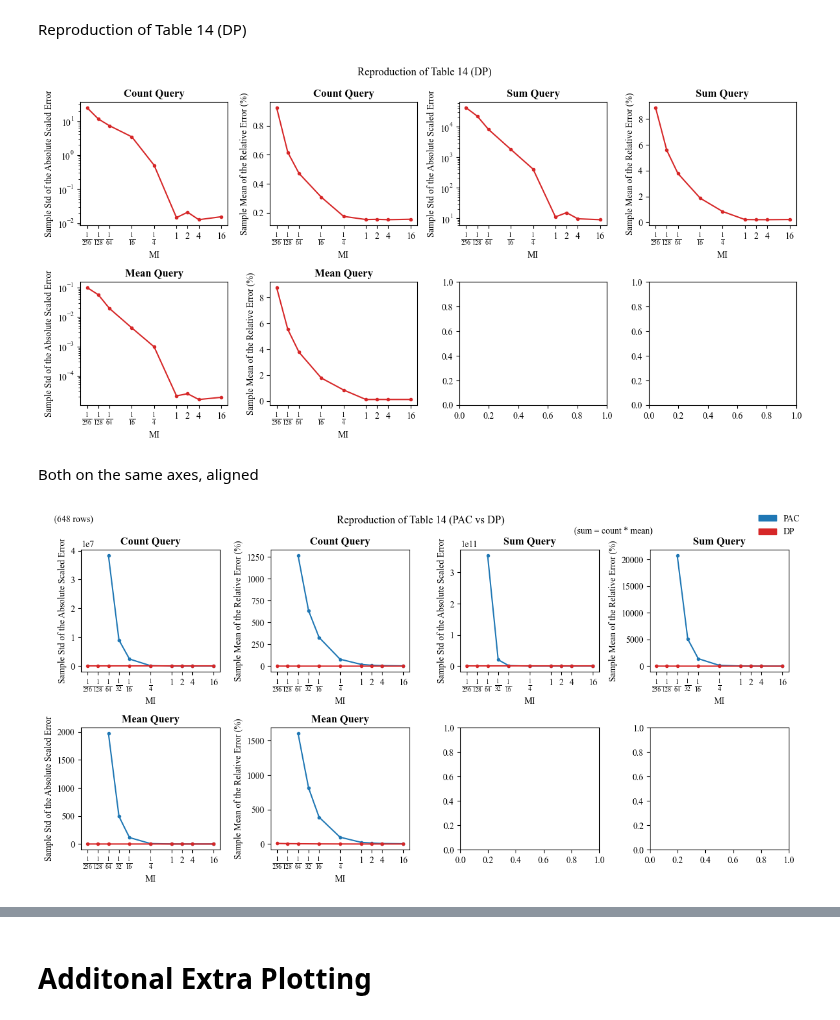
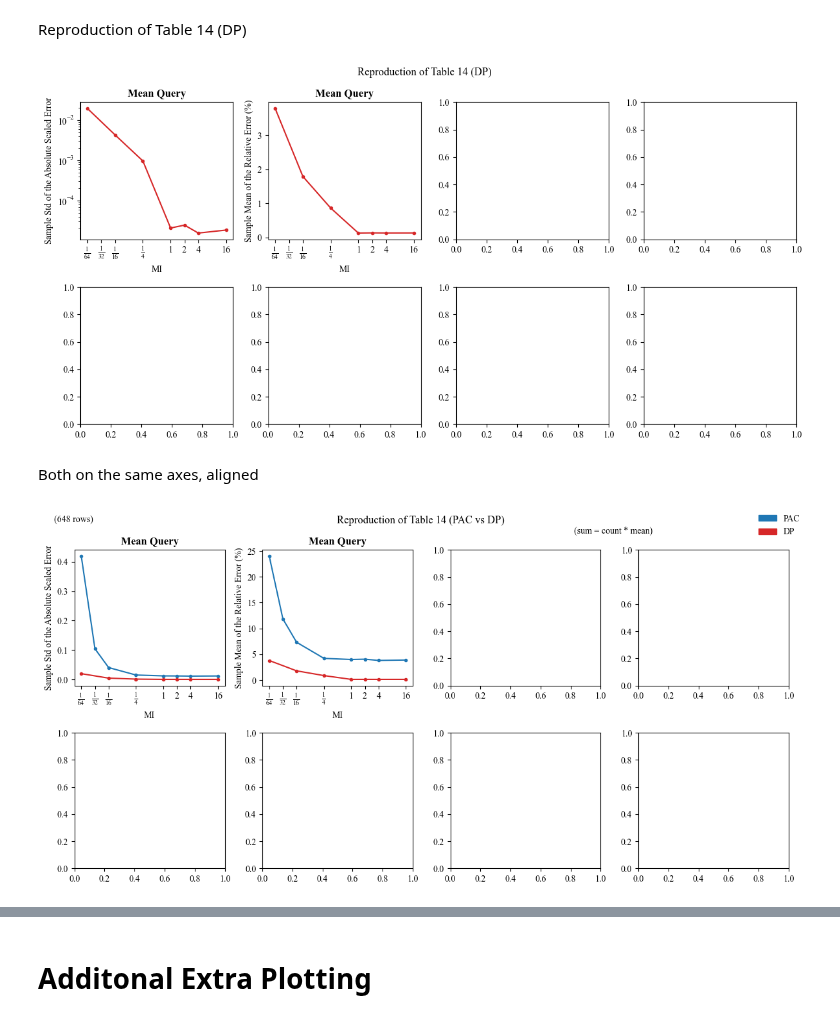
Before and after one commit to michaelnoguera/pacdb, a Jupyter notebook: pac-student_performance-sparkless.ipynb, the cells around one changed output, grey strips where cells are left out. Saved outputs shown, nothing was run; the diff lists cells and outputs as text; code cells hidden in the pictures.

Commit message:
Update how intermediate results are tracked. This commit includes mean only.

```diff
--- a/pac-student_performance-sparkless.ipynb
+++ b/pac-student_performance-sparkless.ipynb
@@ -290,7 +324,7 @@ def absolute_scaled_error(est: np.ndarray, actual: np.ndarray) -> np.ndarray:
 def relative_error_percent(est: np.ndarray, actual: np.ndarray) -> np.ndarray:
     return (np.abs(est - actual) / actual) * 100
 # %%
-OUTPUT_COLS = ['count', 'sum', 'mean']
+#OUTPUT_COLS = OUTPUT_COLS
 ERROR_COLS = [*[f'absolute error {i}' for i in OUTPUT_COLS], *[f'relative error {i}' for i in OUTPUT_COLS]]
 # %%
 # compute errors for PAC (or import from saved file)
@@ -344,6 +378,9 @@ dp_results_df = pq.read_table(f"outputs/dp_results.parquet").to_pandas()
 dp_results_df['sum'] = dp_results_df['count'] * dp_results_df['mean']
 dp_results_df = dp_results_df[['mi', 'count', 'sum', 'mean']]
 
+# filter to just MI_OPTIONS
+dp_results_df = dp_results_df[dp_results_df['mi'].isin(MI_OPTIONS)]
+
 dp_results_df
 # %% [output]
 |  | mi | count | sum | mean |
@@ -427,7 +462,7 @@ errors_df = pd.concat([  # we will call mi and epsilon the "factor" so that the
 ])
 errors_df = errors_df.groupby(['type', 'factor']).agg(['mean', 'var'])
 # drop absolute * mean and relative * var columns from level 1
-errors_df = errors_df.drop(columns=[('absolute error count', 'mean'), ('absolute error mean', 'mean'), ('relative error count', 'var'), ('relative error mean', 'var')])
+#errors_df = errors_df.drop(columns=[('absolute error count', 'mean'), ('absolute error mean', 'mean'), ('relative error count', 'var'), ('relative error mean', 'var')])
 errors_df.columns = [' '.join(col).strip() for col in errors_df.columns.values]  # flatten the columns
 
 #errors_df.to_parquet(f"{OUTPUT_DIR}/all_errors.parquet")
@@ -581,7 +614,7 @@ Reproduction of Table 14 (DP)
 # Plotting each query type with their error metrics
 fig, axs = plt.subplots(2, 4, figsize=(12, 6))
 queries = OUTPUT_COLS
-MI_OPTIONS = [1/256, 1/128, 1/64, 1/16, 1/4, 1., 2., 4., 16.]
+#MI_OPTIONS = [1/256, 1/128, 1/64, 1/16, 1/4, 1., 2., 4., 16.]
 
 # Loop through each query to create the subplots
 for i, query in enumerate(queries):
@@ -628,7 +661,7 @@ plt.tight_layout()
 fig.savefig(f"{OUTPUT_DIR}/table14_dp.jpg", bbox_inches='tight')
 plt.show()
 # %% [output]
-[figure, old version]
+[figure, new version]
 # %% [markdown]
 Both on the same axes, aligned
 # %%
@@ -636,7 +669,7 @@ Both on the same axes, aligned
 # Plotting each query type with their error metrics
 fig, axs = plt.subplots(2, 4, figsize=(12, 6))
 queries = OUTPUT_COLS
-MI_OPTIONS = [1/256, 1/128, 1/64, 1/32, 1/16, 1/4, 1., 2., 4., 16.]
+#MI_OPTIONS = [1/256, 1/128, 1/64, 1/32, 1/16, 1/4, 1., 2., 4., 16.]
 
 # Loop through each query to create the subplots
 for i, query in enumerate(queries):
@@ -665,31 +698,31 @@ for i, query in enumerate(queries):
     ax1.set_xlabel('MI')
 
     # Plotting Sample Mean of the Relative Error (%)
     d = errors_df.loc['pac'].loc[:, f'relative error {query} mean']
     ax2.plot(d.index, d, label=query, marker='.', color=PAC_COLOR)
 
     d = errors_df.loc['dp'].loc[:, f'relative error {query} mean']
     ax2.plot(d.index, d, label=query, marker='.', color=DP_COLOR)
 
     ax2.set_xscale('log', base=2)
     xticks = MI_OPTIONS
     xlabels = [f'$\\frac{{1}}{{{int(1/x)}}}$' if x < 1 else f'{int(x)}' for x in xticks]
     ax2.set_xticks(xticks)
     ax2.set_xticklabels(xlabels)
 
     ax2.set_title(f'{query.capitalize()} Query')
     ax2.set_ylabel('Sample Mean of the Relative Error (%)')
     ax2.set_xlabel('MI')
 
 # add label in top left corner "sum = count * mean"
 fig.text(0.75, 0.94, '(sum = count * mean)', ha='center', va='center')
 
 fig.legend(handles=pac_dp_legend_handles, loc='upper right', frameon=False)
 
 fig.text(0.05, 0.97, f'({por_df.shape[0]} rows)', ha='center', va='center')
 fig.suptitle("Reproduction of Table 14 (PAC vs DP)")
 plt.tight_layout()
 fig.savefig(f"{OUTPUT_DIR}/table14_pac_vs_dp.jpg", bbox_inches='tight')
 plt.show()
 # %% [output]
-[figure, old version]
+[figure, new version]
```
Also changed, not shown: parts of 47 cells of this notebook, 22 other files.
